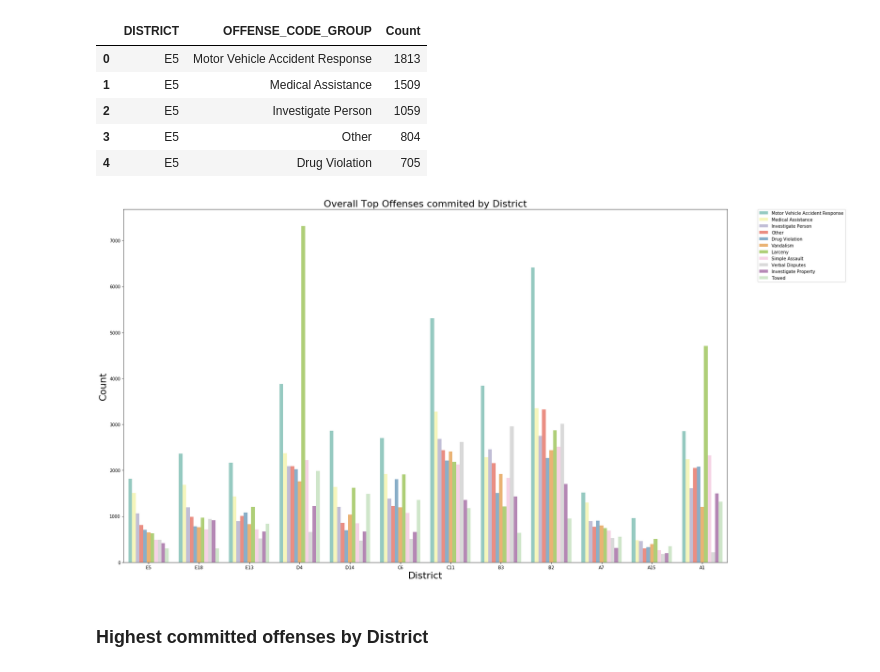
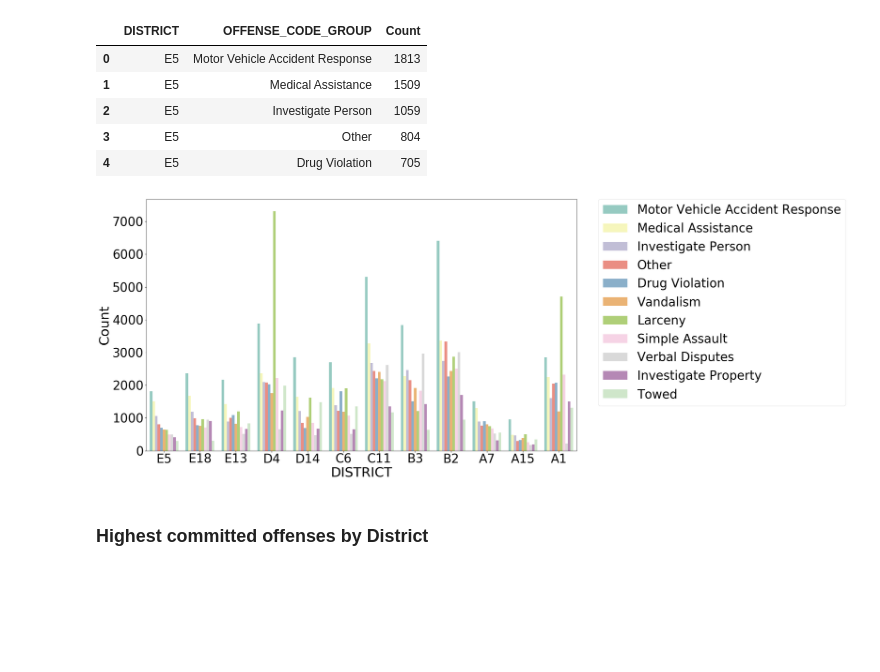
Before and after one commit to SpacePatroller/Boston_Crime_Data, a Jupyter notebook: Crime Data EDA.ipynb, the cells around one changed output. Drawn from its saved outputs; the diff is of its cells as text; code cells hidden in the pictures; blank space fills up the shorter version.

Commit message:
font scale adjusted

```diff
--- a/Crime Data EDA.ipynb
+++ b/Crime Data EDA.ipynb
@@ -191,17 +191,18 @@ offenseByDistrictPlot.head()
 | 3 | E5 | Other | 804 |
 | 4 | E5 | Drug Violation | 705 |
 # %%
+sns.set_context('paper',font_scale=4.5)
 figure = plt.figure(figsize=(25,15))
 
 sns.barplot(x=offenseByDistrictPlot['DISTRICT'],y=offenseByDistrictPlot['Count'],hue=offenseByDistrictPlot['OFFENSE_CODE_GROUP'],palette='Set3')
 plt.legend(bbox_to_anchor=(1.05, 1), loc=2, borderaxespad=0.)
-plt.title('Overall Top Offenses commited by District',{'fontsize':22})
-plt.ylabel('Count',{'fontsize':22})
-plt.xlabel('District',{'fontsize':22})
+# plt.title('Overall Top Offenses commited by District',{'fontsize':22})
+# plt.ylabel('Count',{'fontsize':22})
+# plt.xlabel('District',{'fontsize':22})
 
 plt.savefig('images/offensesByDistrict.png')
 # %% [output]
-[figure, old version]
+[figure, new version]
 # %% [markdown]
 ### Highest committed offenses by District
 # %%
```
Also changed, not shown: 1 other file.
